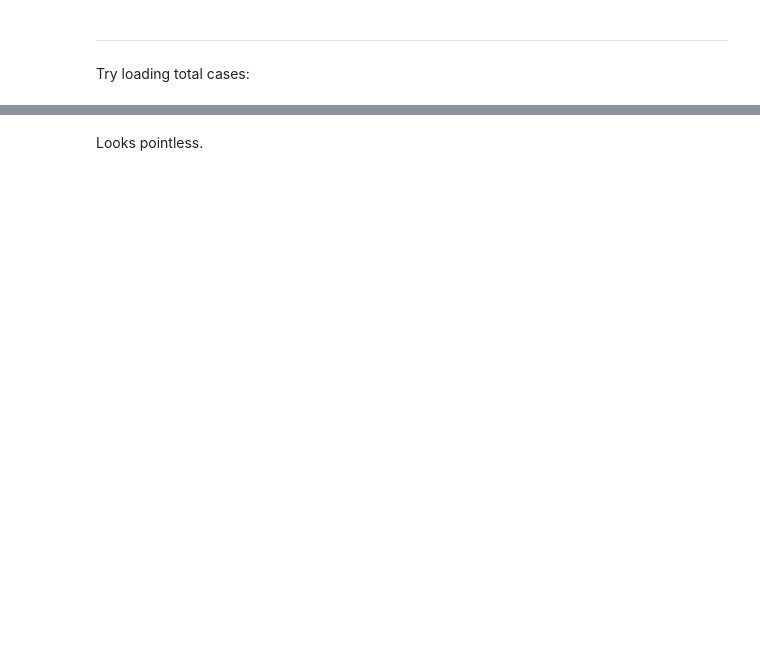
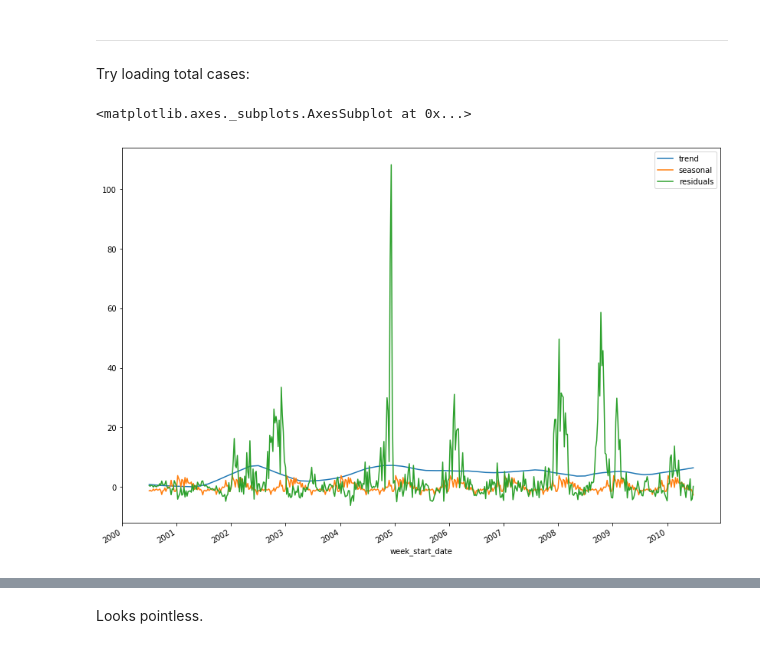
Before and after one commit to umstek/DengAI, a Jupyter notebook: Interactive Python 2/2-time-series-cleaning.ipynb, the cells around one changed output, grey strips where cells are left out. Saved outputs shown, nothing was run; the diff lists cells and outputs as text; code cells hidden in the pictures; blank space fills up the shorter version.

```diff
--- a/Interactive Python 2/2-time-series-cleaning.ipynb
+++ b/Interactive Python 2/2-time-series-cleaning.ipynb
@@ -121,5 +219,8 @@ training_targets_sj['total_cases'] += 0.0
 dec_targets_iq = stl_decompose(training_targets_iq, 'total_cases')
 dec_targets_sj = stl_decompose(training_targets_sj, 'total_cases')
 # %%
-dec_targets_iq.plot()
+dec_targets_iq.plot(figsize=(14, 10))
+# %% [output]
+<matplotlib.axes._subplots.AxesSubplot at 0x...>
+[figure, added]
 # %%
```
Also changed, not shown: parts of 21 cells of this notebook, 6 other files.
